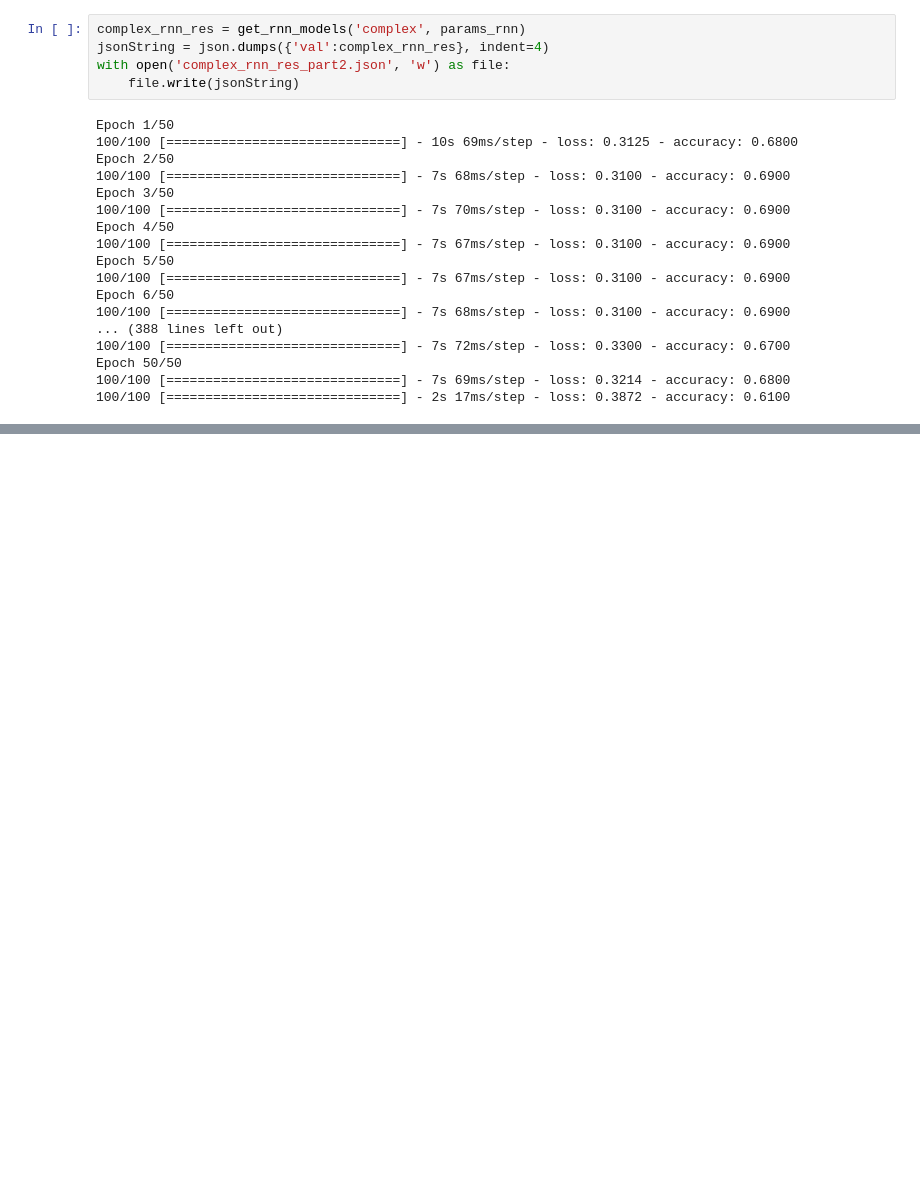
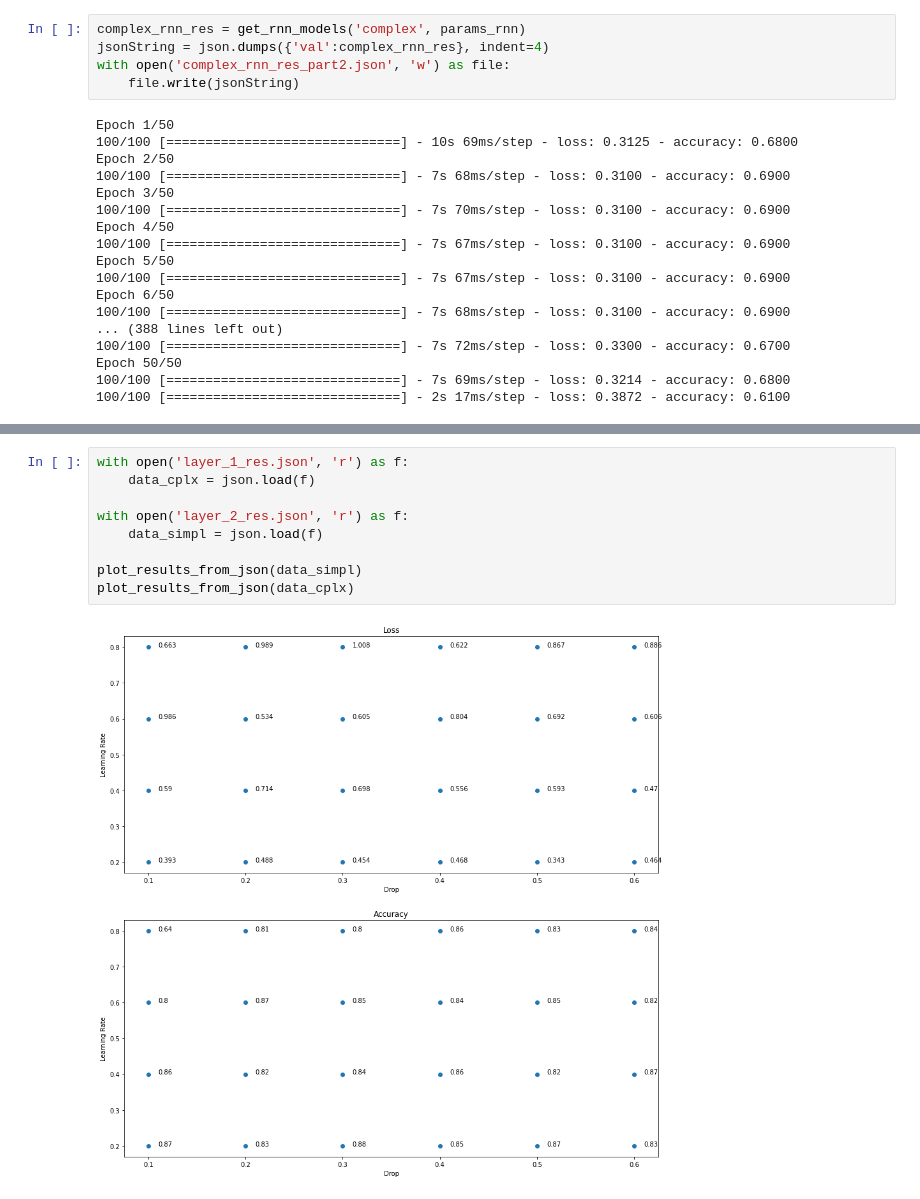
Before and after one commit to couardcourageux/ECG_classifier, a Jupyter notebook: crafa_calio.ipynb, the cells around one changed output, grey strips where cells are left out. Saved outputs shown, nothing was run; the diff lists cells and outputs as text; blank space fills up the shorter version.

Commit message:
results png

```diff
--- a/crafa_calio.ipynb
+++ b/crafa_calio.ipynb
@@ -388,0 +428,11 @@ Epoch 50/50
+# %%
+with open('layer_1_res.json', 'r') as f:
+    data_cplx = json.load(f)
+
+with open('layer_2_res.json', 'r') as f:
+    data_simpl = json.load(f)
+
+plot_results_from_json(data_simpl)
+plot_results_from_json(data_cplx)
+# %% [output]
+[figure, added]
```
Also changed, not shown: parts of 3 cells of this notebook, 4 other files.
